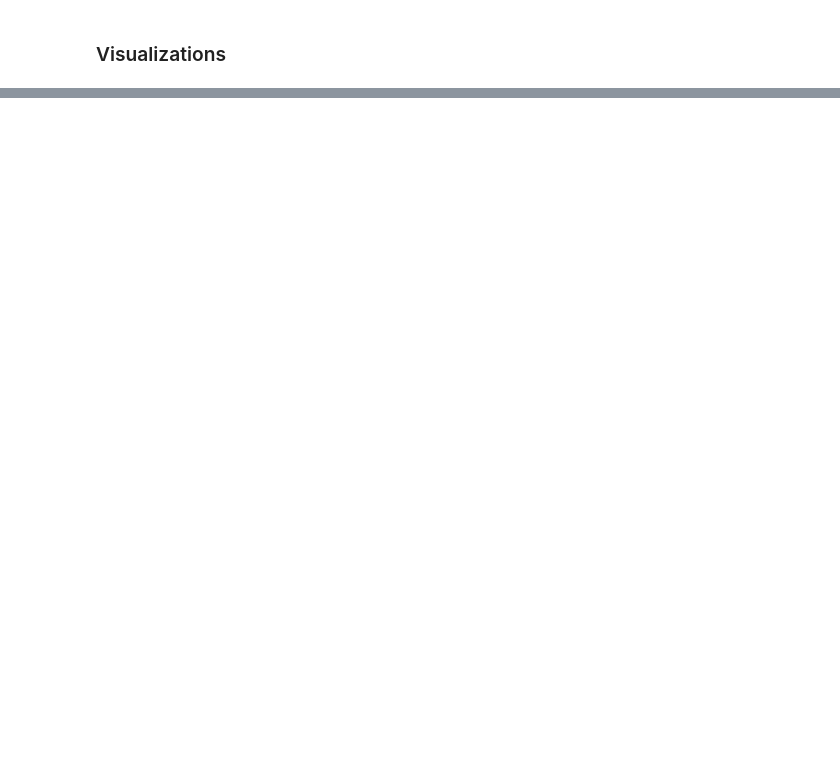
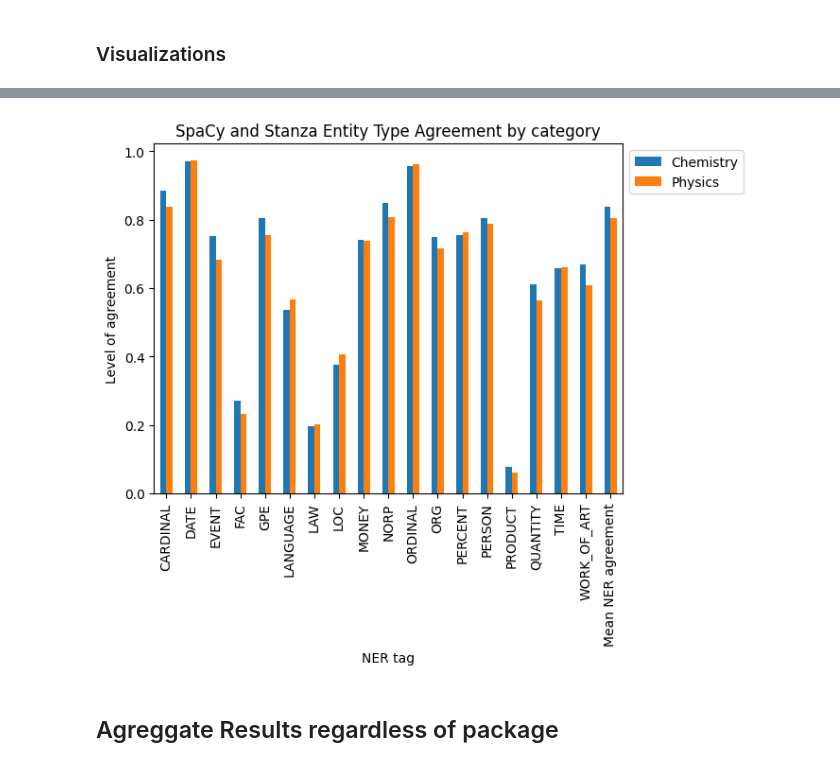
Before and after one commit to alberto-lorente/stir-fried-data, a Jupyter notebook: Part 2 - SpaCy and Stanza performance for NER/2.2 NER - analysis by entity type/NER_Results_Analysis.ipynb, the cells around one changed output, grey strips where cells are left out. Cells and saved outputs as stored; diff of their text form; code cells hidden in the pictures; blank space fills up the shorter version.

```diff
--- a/Part 2 - SpaCy and Stanza performance for NER/2.2 NER - analysis by entity type/NER_Results_Analysis.ipynb
+++ b/Part 2 - SpaCy and Stanza performance for NER/2.2 NER - analysis by entity type/NER_Results_Analysis.ipynb
@@ -104,0 +96,12 @@ import seaborn as sns
+# %%
+agreement_by_cat_per_label.T.plot(kind="bar")
+plt.legend(bbox_to_anchor=(1, 1), loc="upper left")
+plt.title("SpaCy and Stanza Entity Type Agreement by category")
+plt.xticks(ticks= range(len(tags)+1), labels=tags + ["Mean NER agreement"])
+plt.xlabel("NER tag")
+plt.ylabel("Level of agreement")
+plt.show()
+# %% [output]
+[figure, added]
+# %% [markdown]
+## Agreggate Results regardless of package
```
Also changed, not shown: parts of 34 cells of this notebook.
